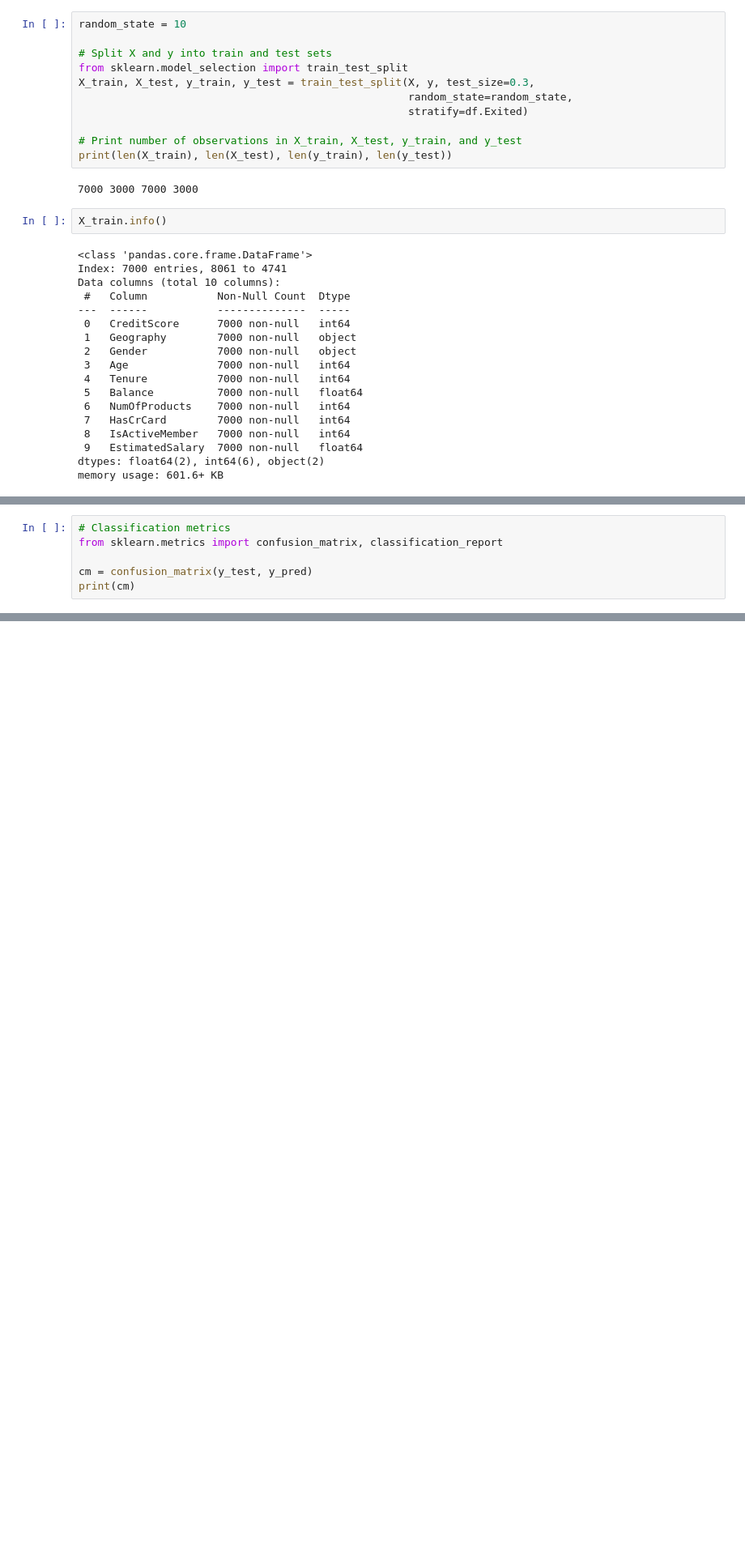
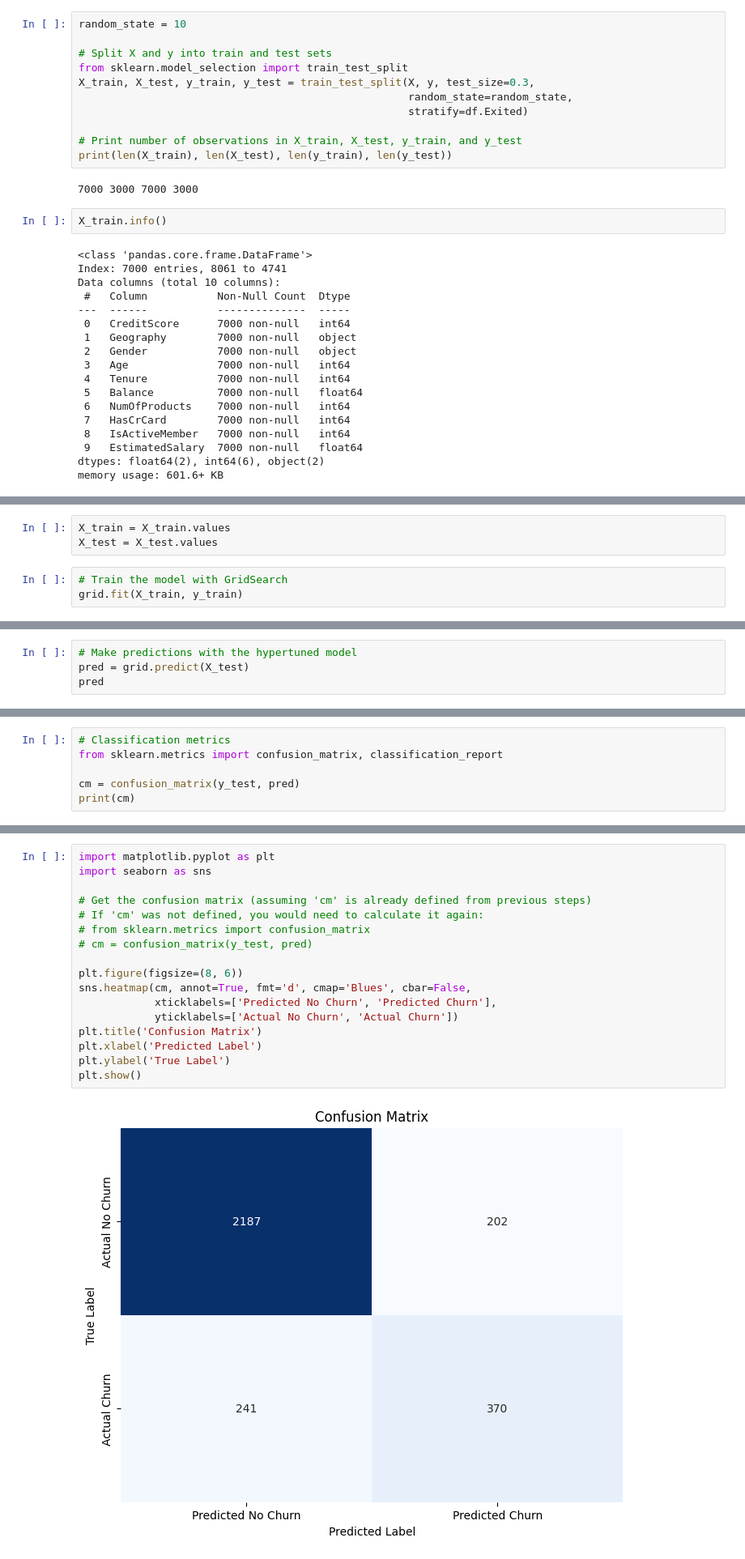
Before and after one commit to SumantaSethi/Customer-Churn-Prediction-, a Jupyter notebook: Modelling_Notebooks/Xgboost.ipynb, the cells around one changed output, grey strips where cells are left out. Shown at 81% size. Saved outputs shown, nothing was run; the diff lists cells and outputs as text; blank space fills up the shorter version.

Commit message:
updated requirements, notebooks, models for migration to Render

```diff
--- a/Modelling_Notebooks/Xgboost.ipynb
+++ b/Modelling_Notebooks/Xgboost.ipynb
@@ -211,0 +234,6 @@ weighted avg       0.84      0.84      0.84      3000
+# %%
+X_train = X_train.values
+X_test = X_test.values
+# %%
+# Train the model with GridSearch
+grid.fit(X_train, y_train)
@@ -215,0 +277,4 @@ print(grid_search.best_params_)
+# %%
+# Make predictions with the hypertuned model
+pred = grid.predict(X_test)
+pred
@@ -217,6 +284,6 @@ print(grid_search.best_params_)
 # Classification metrics
 from sklearn.metrics import confusion_matrix, classification_report
 
-cm = confusion_matrix(y_test, y_pred)
+cm = confusion_matrix(y_test, pred)
 print(cm)
 # %% [output]
@@ -225,3 +292,22 @@ print(cm)
+# %%
+import matplotlib.pyplot as plt
+import seaborn as sns
+
+# Get the confusion matrix (assuming 'cm' is already defined from previous steps)
+# If 'cm' was not defined, you would need to calculate it again:
+# from sklearn.metrics import confusion_matrix
+# cm = confusion_matrix(y_test, pred)
+
+plt.figure(figsize=(8, 6))
+sns.heatmap(cm, annot=True, fmt='d', cmap='Blues', cbar=False,
+            xticklabels=['Predicted No Churn', 'Predicted Churn'],
+            yticklabels=['Actual No Churn', 'Actual Churn'])
+plt.title('Confusion Matrix')
+plt.xlabel('Predicted Label')
+plt.ylabel('True Label')
+plt.show()
+# %% [output]
+[figure, added]
 # %%
 cm = np.around(cm / cm.sum(axis=1)[:, np.newaxis], 2)
 print(cm)
```
Also changed, not shown: parts of 51 cells of this notebook.
